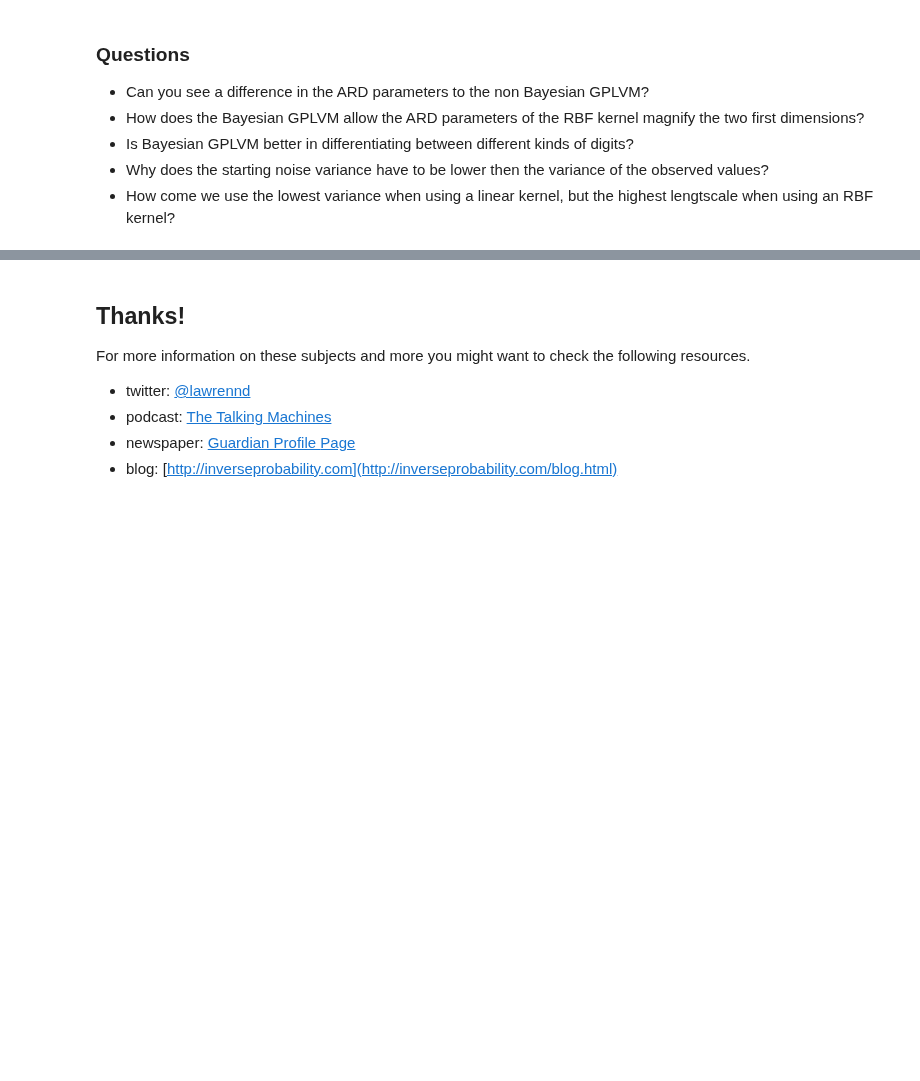
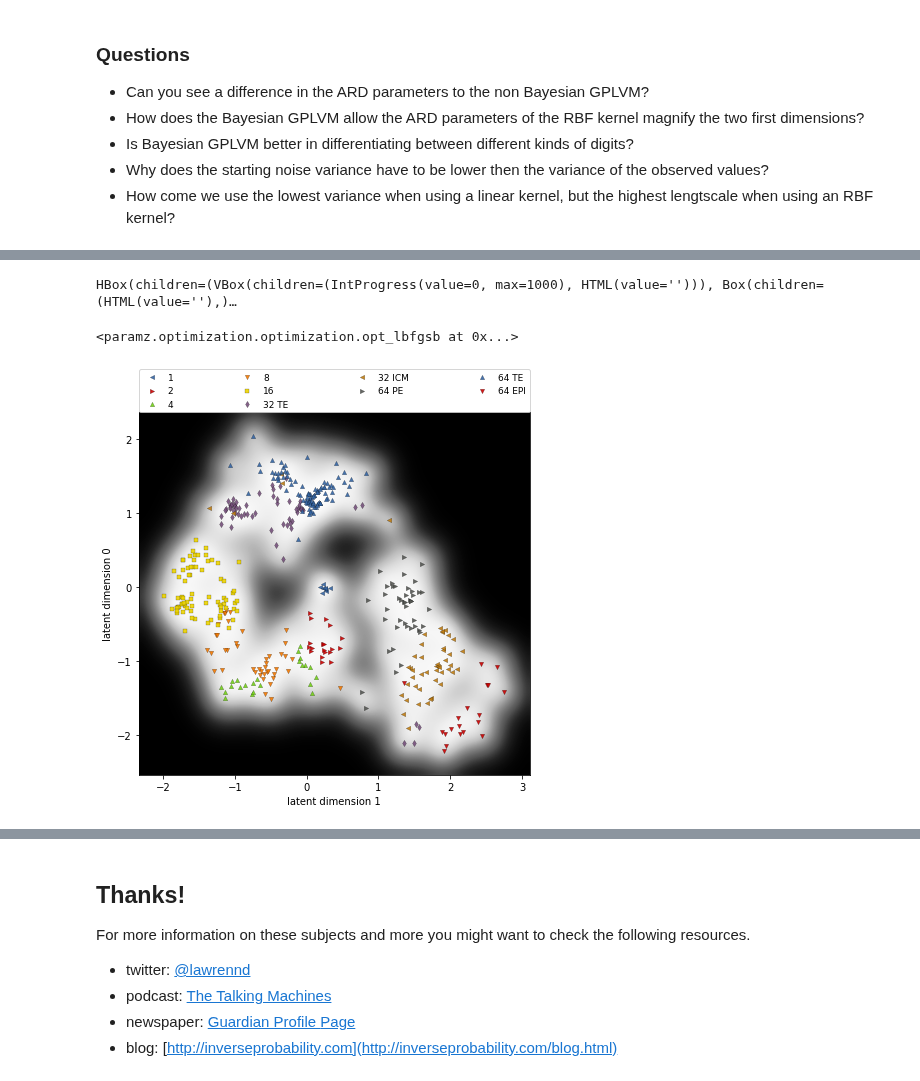
Before and after one commit to mlatcl/gpss, a Jupyter notebook: _notebooks/10-bayesian-learning-gplvm.ipynb, the cells around one changed output, grey strips where cells are left out. Drawn from its saved outputs; the diff is of its cells as text; code cells hidden in the pictures; blank space fills up the shorter version.

```diff
--- a/_notebooks/10-bayesian-learning-gplvm.ipynb
+++ b/_notebooks/10-bayesian-learning-gplvm.ipynb
@@ -763,0 +1011,7 @@ GPy.examples.dimensionality_reduction.bgplvm_simulation()
+# %%
+kernel=GPy.kern.RBF(2)+GPy.kern.Bias(2)
+model = GPy.models.GPLVM(Y.values, 2, kernel=kernel)
+model.optimize(messages=True)
+# %% [output]
+HBox(children=(VBox(children=(IntProgress(value=0, max=1000), HTML(value=''))), Box(children=(HTML(value=''),)…
+<paramz.optimization.optimization.opt_lbfgsb at 0x...>
@@ -763,0 +1022,7 @@ GPy.examples.dimensionality_reduction.bgplvm_simulation()
+# %%
+fig, ax = plt.subplots(figsize=plot.big_figsize)
+model.plot_latent(ax=ax, labels=data['labels'], marker='<>^vsd')
+
+mlai.write_figure('singlecell-gplvm.svg', directory='./gplvm')
+# %% [output]
+[figure, added]
```
Also changed, not shown: parts of 42 cells of this notebook, 5 other files.
